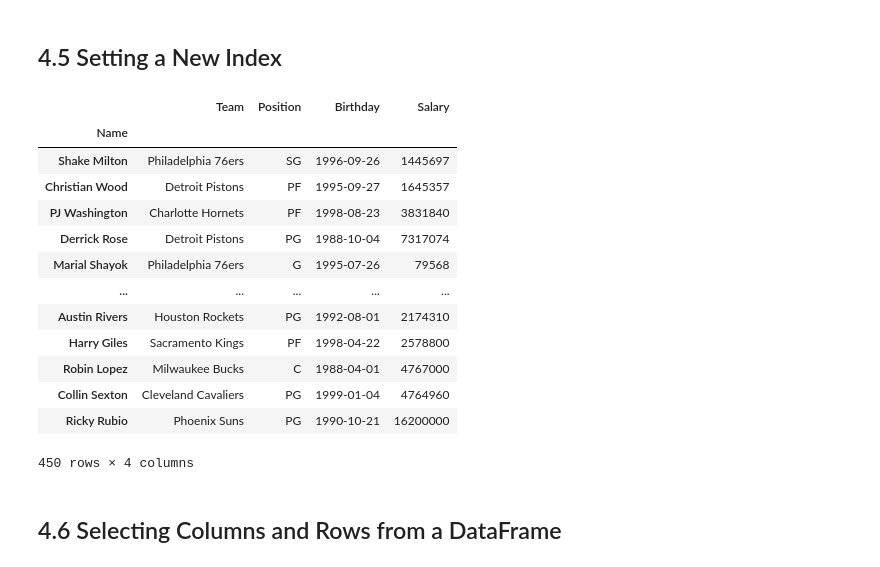
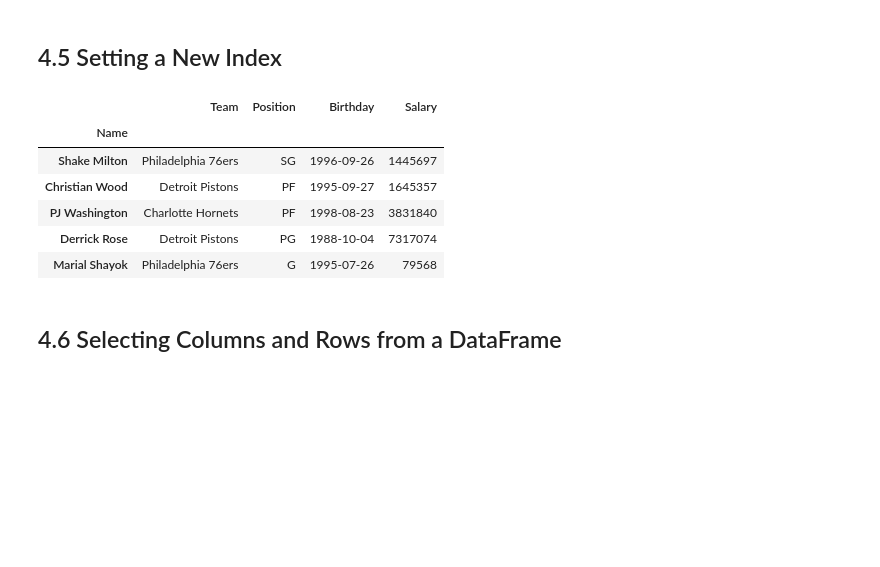
Before and after one commit to MinyaevAndrey/pandas-in-action, a Jupyter notebook: chapter_04_the_dataframe_object/chapter_04_the_dataframe_object.ipynb, the cells around one changed output. Drawn from its saved outputs; the diff is of its cells as text; code cells hidden in the pictures; blank space fills up the shorter version.

```diff
--- a/chapter_04_the_dataframe_object/chapter_04_the_dataframe_object.ipynb
+++ b/chapter_04_the_dataframe_object/chapter_04_the_dataframe_object.ipynb
@@ -537,22 +537,15 @@ nba.sort_index(axis = "columns", ascending = False).head()
 # %%
 # The two lines below are equivalent
 nba.set_index(keys = "Name")
-nba.set_index("Name")
+nba.set_index("Name").head()
 # %% [output]
 |  | Team | Position | Birthday | Salary |
 | Name |  |  |  |  |
 | Shake Milton | Philadelphia 76ers | SG | 1996-09-26 | 1445697 |
 | Christian Wood | Detroit Pistons | PF | 1995-09-27 | 1645357 |
 | PJ Washington | Charlotte Hornets | PF | 1998-08-23 | 3831840 |
 | Derrick Rose | Detroit Pistons | PG | 1988-10-04 | 7317074 |
 | Marial Shayok | Philadelphia 76ers | G | 1995-07-26 | 79568 |
-| ... | ... | ... | ... | ... |
-| Austin Rivers | Houston Rockets | PG | 1992-08-01 | 2174310 |
-| Harry Giles | Sacramento Kings | PF | 1998-04-22 | 2578800 |
-| Robin Lopez | Milwaukee Bucks | C | 1988-04-01 | 4767000 |
-| Collin Sexton | Cleveland Cavaliers | PG | 1999-01-04 | 4764960 |
-| Ricky Rubio | Phoenix Suns | PG | 1990-10-21 | 16200000 |
-450 rows × 4 columns
 # %%
 nba = nba.set_index(keys = "Name")
 # %%
```
Also changed, not shown: parts of 1 cell of this notebook.
